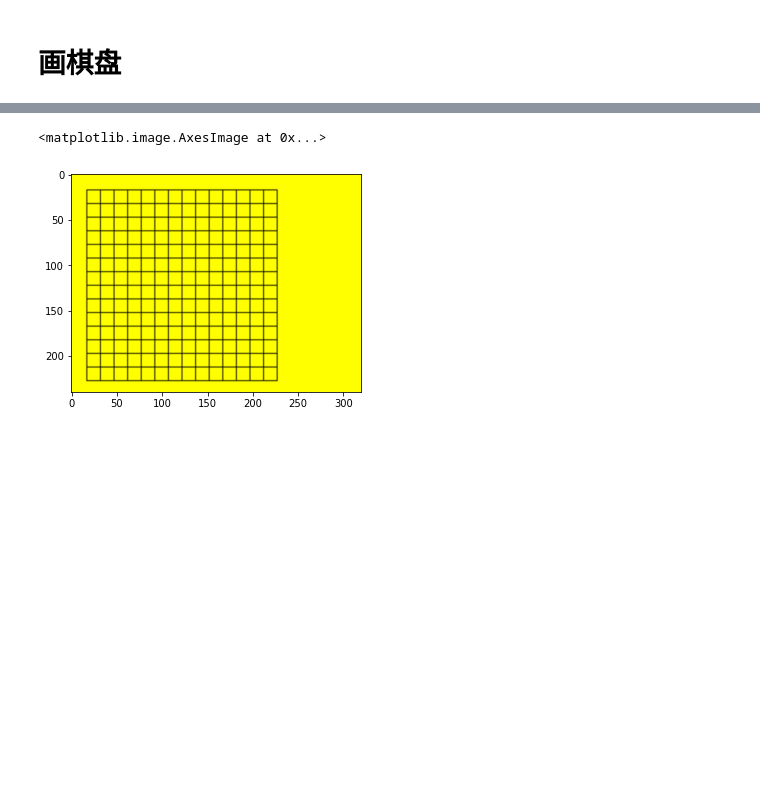
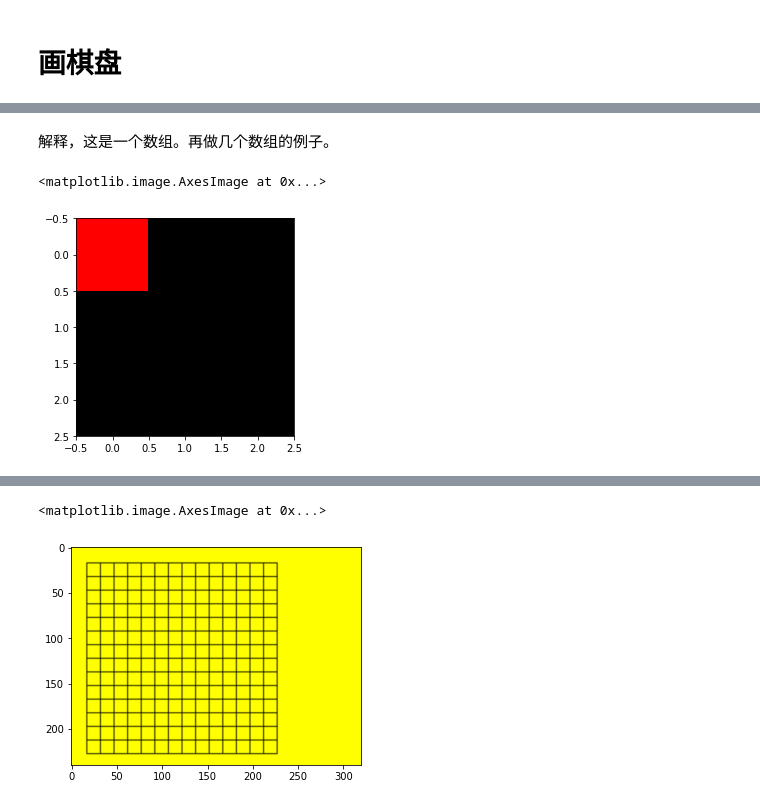
Before and after one commit to NEU-AI/BookComputerVision, a Jupyter notebook: chessboard.ipynb, the cells around one changed output, grey strips where cells are left out. Drawn from its saved outputs; the diff is of its cells as text; code cells hidden in the pictures; blank space fills up the shorter version.

```diff
--- a/chessboard.ipynb
+++ b/chessboard.ipynb
@@ -8,0 +20,3 @@ import cv2
+# %%
+colors = np.zeros([3,3,3], dtype=np.uint8)
+print(colors)
@@ -8,0 +35,8 @@ import cv2
+# %% [markdown]
+解释，这是一个数组。再做几个数组的例子。
+# %%
+colors[0,0] = red
+plt.imshow(colors)
+# %% [output]
+<matplotlib.image.AxesImage at 0x...>
+[figure, added]
```
Also changed, not shown: parts of 34 cells of this notebook.
